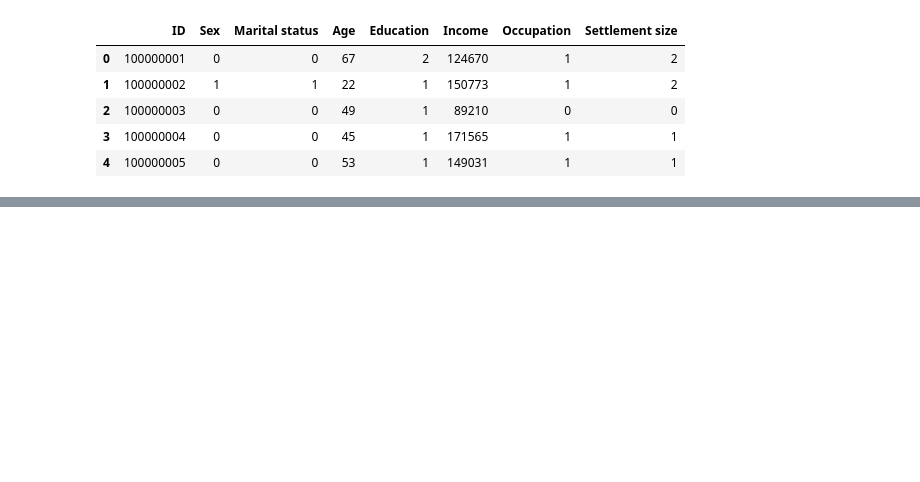
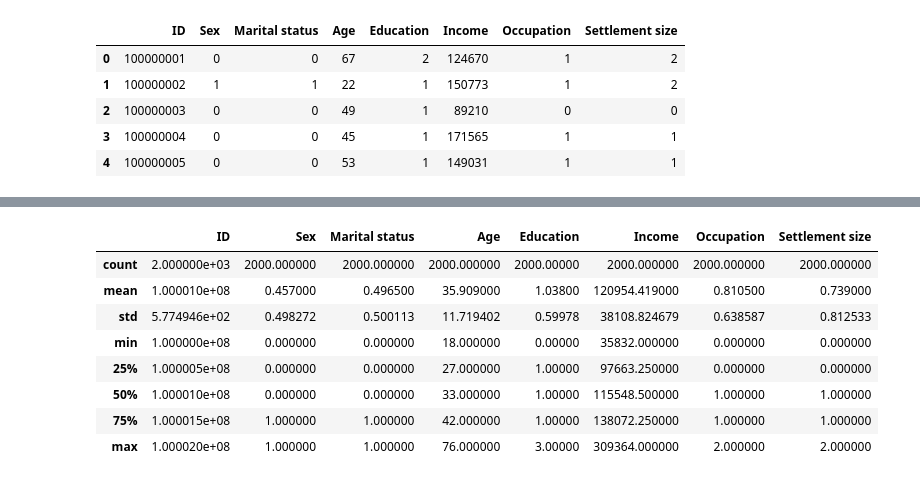
Before and after one commit to MarkfySoftware/markfy-datascience, a Jupyter notebook: MarfkyAI.ipynb, the cells around one changed output, grey strips where cells are left out. Cells and saved outputs as stored; diff of their text form; code cells hidden in the pictures; blank space fills up the shorter version.

```diff
--- a/MarfkyAI.ipynb
+++ b/MarfkyAI.ipynb
@@ -45,0 +80,12 @@ customer.head()
+# %%
+customer.describe()
+# %% [output]
+|  | ID | Sex | Marital status | Age | Education | Income | Occupation | Settlement size |
+| count | 2.000000e+03 | 2000.000000 | 2000.000000 | 2000.000000 | 2000.00000 | 2000.000000 | 2000.000000 | 2000.000000 |
+| mean | 1.000010e+08 | 0.457000 | 0.496500 | 35.909000 | 1.03800 | 120954.419000 | 0.810500 | 0.739000 |
+| std | 5.774946e+02 | 0.498272 | 0.500113 | 11.719402 | 0.59978 | 38108.824679 | 0.638587 | 0.812533 |
+| min | 1.000000e+08 | 0.000000 | 0.000000 | 18.000000 | 0.00000 | 35832.000000 | 0.000000 | 0.000000 |
+| 25% | 1.000005e+08 | 0.000000 | 0.000000 | 27.000000 | 1.00000 | 97663.250000 | 0.000000 | 0.000000 |
+| 50% | 1.000010e+08 | 0.000000 | 0.000000 | 33.000000 | 1.00000 | 115548.500000 | 1.000000 | 1.000000 |
+| 75% | 1.000015e+08 | 1.000000 | 1.000000 | 42.000000 | 1.00000 | 138072.250000 | 1.000000 | 1.000000 |
+| max | 1.000020e+08 | 1.000000 | 1.000000 | 76.000000 | 3.00000 | 309364.000000 | 2.000000 | 2.000000 |
```
Also changed, not shown: parts of 20 cells of this notebook.
